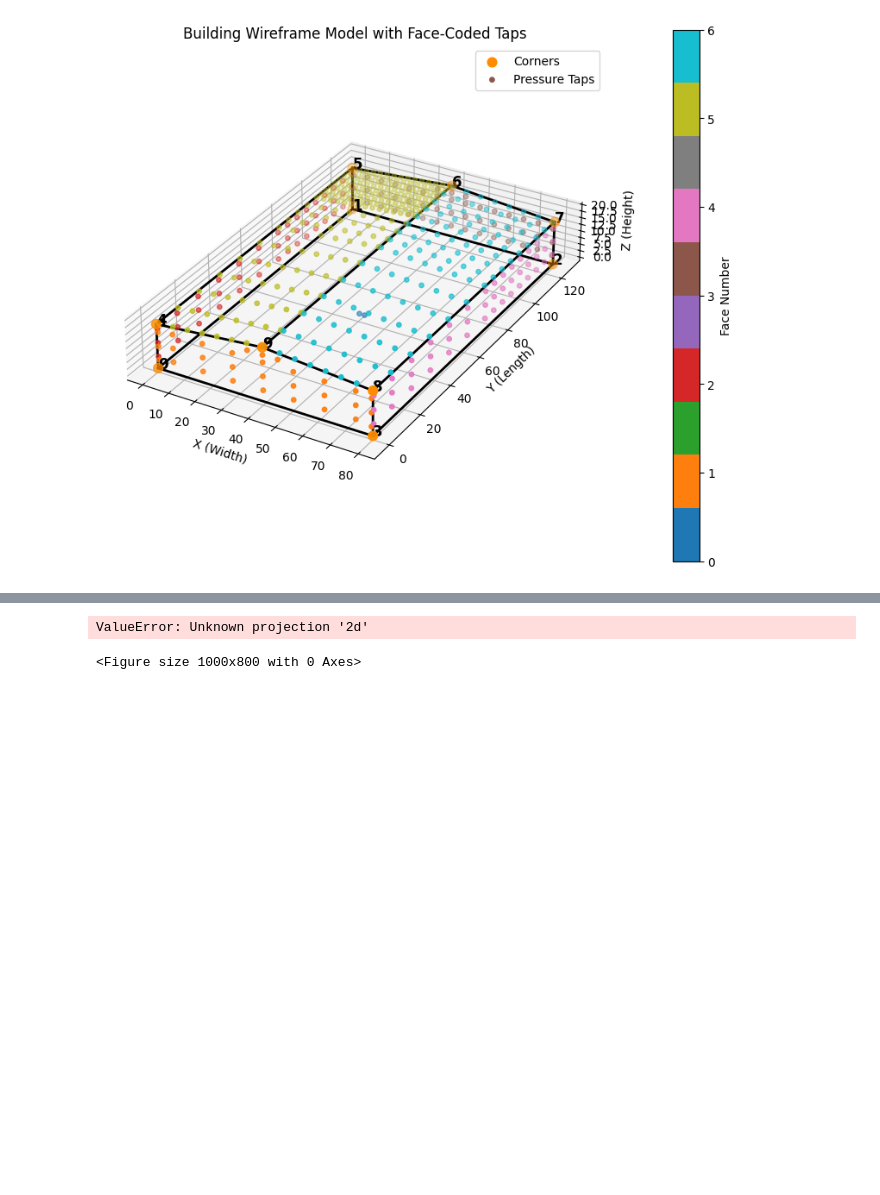
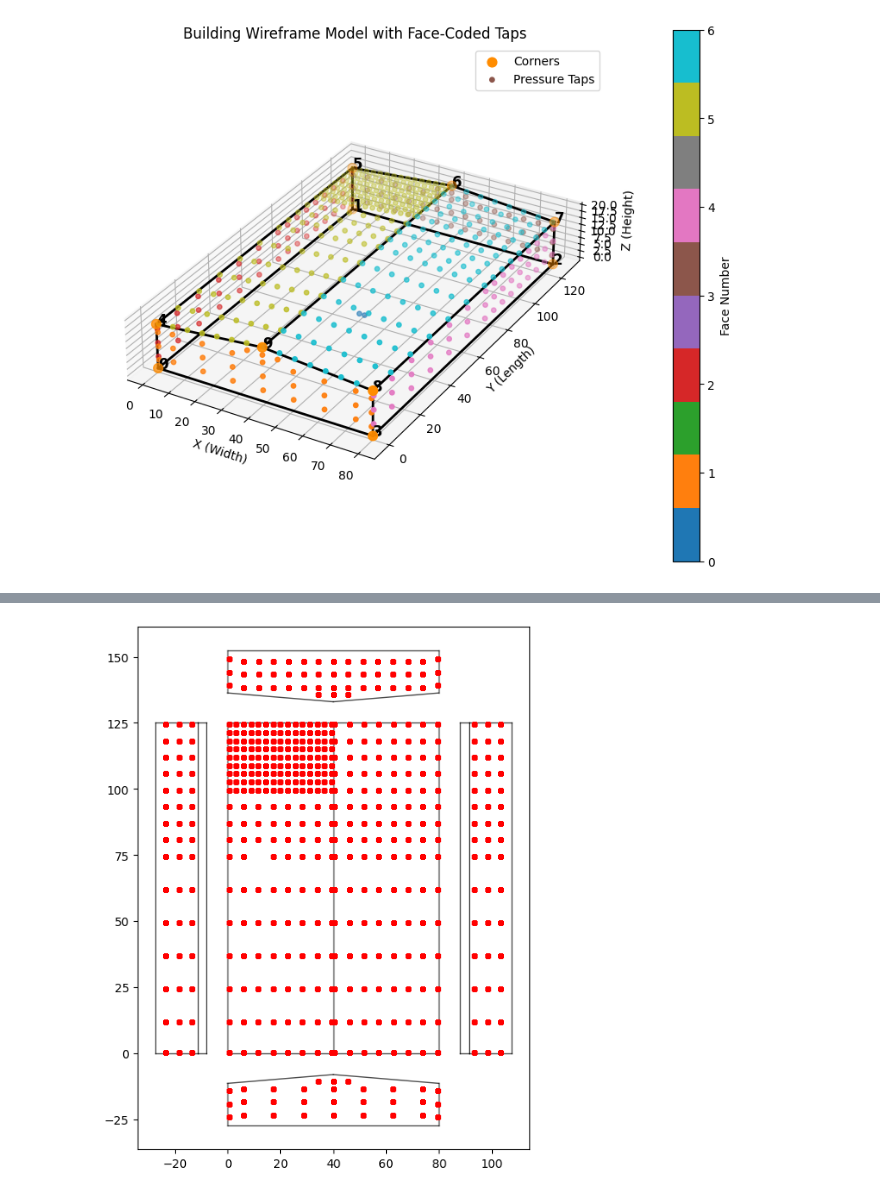
Before and after one commit to sam2mengis2/NIST-TPU-Database-Interface, a Jupyter notebook: ReadfirstHED.ipynb, the cells around one changed output, grey strips where cells are left out. Cells and saved outputs as stored; diff of their text form; code cells hidden in the pictures; blank space fills up the shorter version.

Commit message:
New graphs for pressures values added

```diff
--- a/ReadfirstHED.ipynb
+++ b/ReadfirstHED.ipynb
@@ -172,20 +172,27 @@ start_line_corners_flat = 856
 num_entries_corners_flat = 28
 head_names_corners_flat = ['X', 'Y']
 flat_corners_df = reading(hed_file, start_line_corners_flat, num_entries_corners_flat, head_names_corners_flat)
-print(flat_corners_df)
+#print(flat_corners_df)
 
 #using reading function to create dataframe of the line to create the frame of the building
 start_line_frame_flat = 892
 num_entries_frame_flat = 31
 head_names_frames_flat = ['Start', 'End']
 flat_frames_df = reading(hed_file, start_line_frame_flat,num_entries_frame_flat, head_names_frames_flat)
-print(flat_frames_df)
+#print(flat_frames_df)
 
 #here we are creating the new 0 indexed frames dataframe so that it can match the 0'd corner coordinates
 flat_frames_df['Start_0'] = flat_frames_df['Start'] - 1
 flat_frames_df['End_0'] = flat_frames_df['End'] - 1
-print(flat_frames_df)
+#print(flat_frames_df)
 
 flat_frames_0_df = flat_frames_df.drop(columns=['Start','End'])
-print(flat_frames_0_df)
+#print(flat_frames_0_df)
+
+
+start_line_tap_flat = 931
+num_entries_tap_flat = 502
+head_names_tap_flat = ['Tap no.', 'Face no.', 'X', "Y"]
+flat_tap_df = reading(hed_file, start_line_tap_flat, num_entries_tap_flat, head_names_tap_flat)
+print(flat_tap_df)
 # %% [output]
@@ -209,9 +213,37 @@ print(flat_frames_0_df)
 # %%
 #this is where we will create the rendered building image using the corner and frame information given
 
+plt.figure(figsize=(10, 8))
 
-fig = plt.figure(figsize=(10,8))
-ax = fig.add_subplot(11, projection='2d')
+# Draw the lines connecting corners based on your pairs dataframe
+for _, row in flat_frames_0_df.iterrows():
+    # Use the values in Column 0 and Column 1 of flat_frames_0_df as indices
+    # Assuming Column 0 is 'Point 1' and Column 1 is 'Point 2'
+    idx1 = int(row.iloc[0])
+    idx2 = int(row.iloc[1])
+
+
+    # Pull the corresponding X and Y from your corners dataframe
+    x_vals = [flat_corners_df.iloc[idx1]['X'], flat_corners_df.iloc[idx2]['X']]
+    y_vals = [flat_corners_df.iloc[idx1]['Y'], flat_corners_df.iloc[idx2]['Y']]
+
+    plt.plot(x_vals, y_vals, color='black', linewidth=1, alpha=0.7)
+
+
+    plt.scatter(
+    flat_tap_df['X'],
+    flat_tap_df['Y'],
+    color='red',          # Make them stand out
+    s=15,                 # Size of the dots
+    marker='o',           # Shape (circle)
+    label='Pressure Taps',
+    zorder=3              # Ensures points stay ON TOP of the lines
+)
+
+
+
+
+plt.gca().set_aspect('equal')
+plt.show()
 # %% [output]
-ValueError: Unknown projection '2d'
-<Figure size 1000x800 with 0 Axes>
+[figure, added]
```
Also changed, not shown: parts of 1 cell of this notebook.
